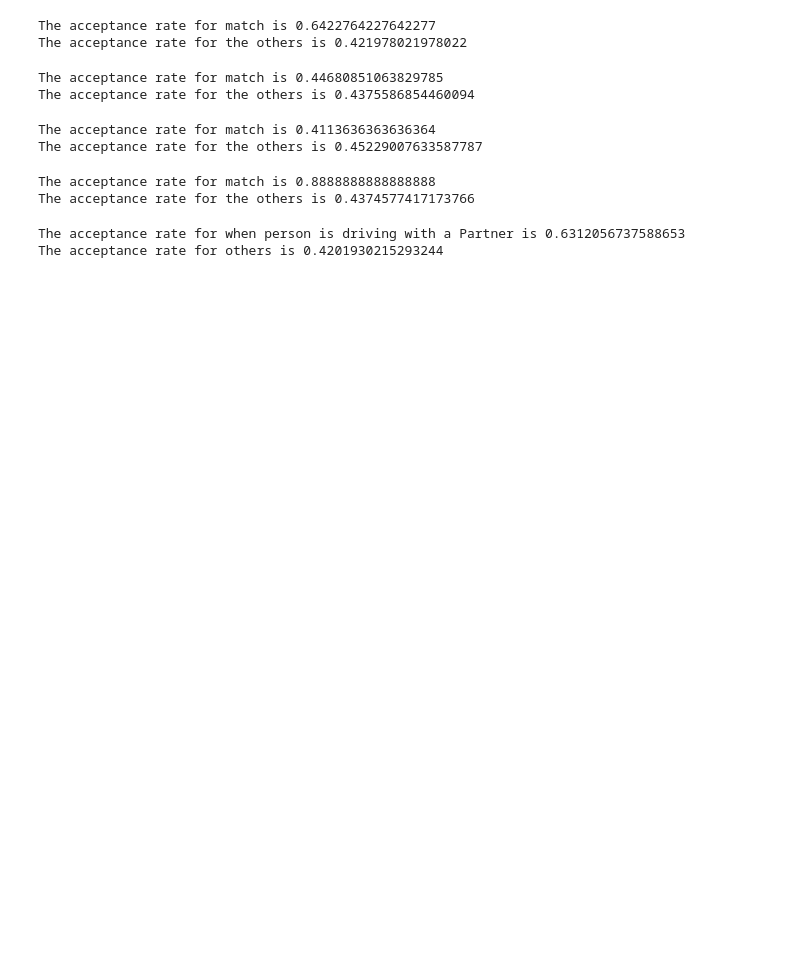
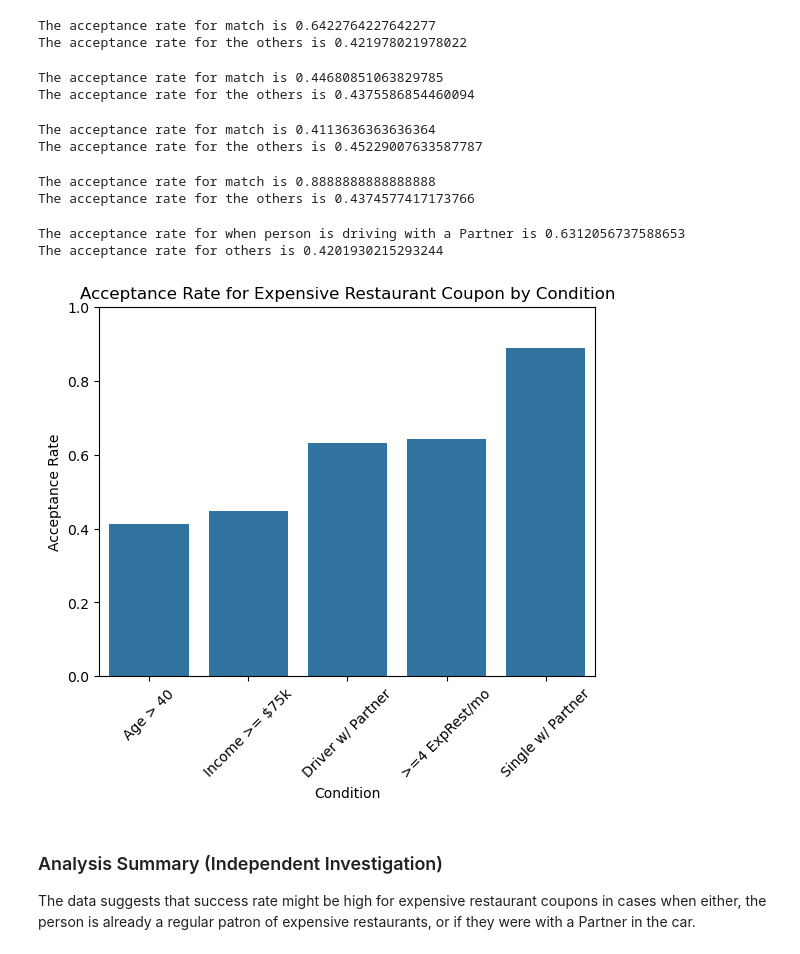
Before and after one commit to fangwan90/HaaS, a Jupyter notebook: prompt.ipynb, the cells around one changed output. Saved outputs shown, nothing was run; the diff lists cells and outputs as text; code cells hidden in the pictures; blank space fills up the shorter version.

Commit message:
Added chart

```diff
--- a/prompt.ipynb
+++ b/prompt.ipynb
@@ -416,3 +423,34 @@ print (f"The acceptance rate for others is {mean_nonmatch4e}")
 # %% [output]
 The acceptance rate for when person is driving with a Partner is 0.6312056737588653
 The acceptance rate for others is 0.4201930215293244
+# %%
+# Calculate acceptance rates for different conditions
+conditions = {
+    ">=4 ExpRest/mo": df_expr["Restaurant20To50"].isin(["4~8", "gt8"]),
+    "Income >= $75k": df_expr["income"].isin(["$100000 or More", "$75000 - $87499", "$87500 - $99999"]),
+    "Age > 40": df_expr["age"].isin(["50plus", "41", "46"]),
+    "Driver w/ Partner": df_expr["passanger"] == "Partner",
+    "Single w/ Partner": (df_expr["passanger"] == "Partner") & (df_expr["maritalStatus"] == "Single")
+}
+
+acceptance_rates = []
+for label, cond in conditions.items():
+    rate = df_expr[cond]["Y"].mean()
+    acceptance_rates.append({"Condition": label, "Acceptance Rate": rate})
+
+cond_df = pd.DataFrame(acceptance_rates)
+cond_df = cond_df.sort_values("Acceptance Rate")  # Sort by increasing acceptance rate
+
+sns.barplot(x="Condition", y="Acceptance Rate", data=cond_df)
+plt.title("Acceptance Rate for Expensive Restaurant Coupon by Condition")
+plt.ylabel("Acceptance Rate")
+plt.xlabel("Condition")
+plt.ylim(0, 1)
+plt.xticks(rotation=45)
+plt.show()
+# %% [output]
+[figure, added]
+# %% [markdown]
+### Analysis Summary (Independent Investigation)
+
+The data suggests that success rate might be high for expensive restaurant coupons in cases when either, the person is already a regular patron of expensive restaurants, or if they were with a Partner in the car.
```
Also changed, not shown: parts of 8 cells of this notebook.
